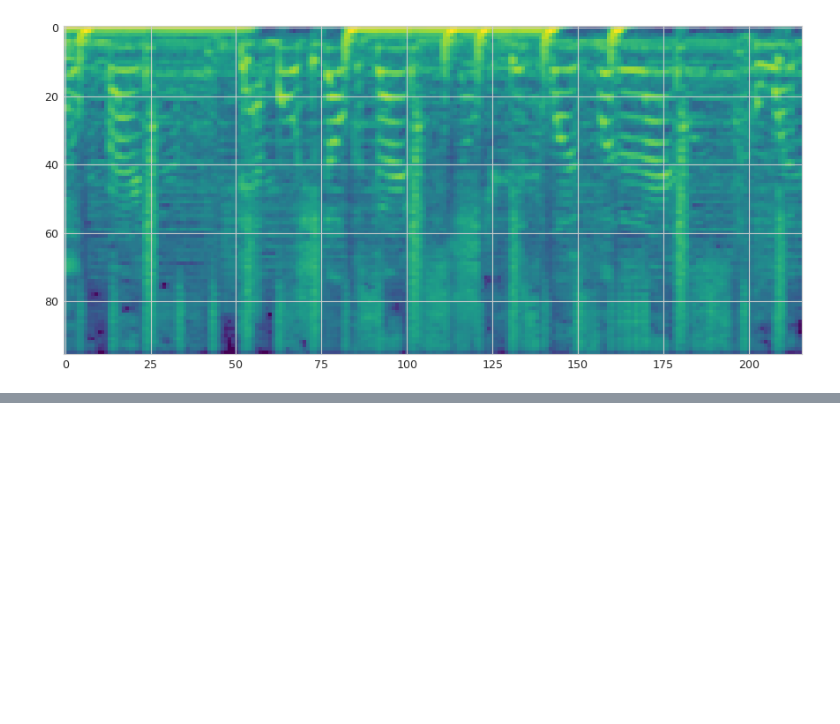
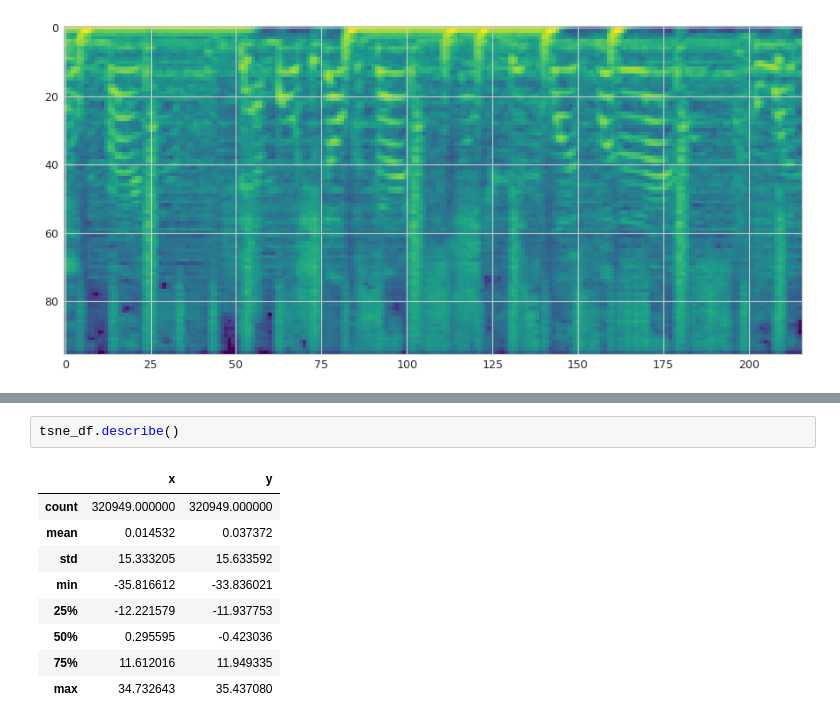
Before and after one commit to teticio/Deej-AI, a Jupyter notebook: notebooks/t-SNE.ipynb, the cells around one changed output, grey strips where cells are left out. Saved outputs shown, nothing was run; the diff lists cells and outputs as text; blank space fills up the shorter version.

```diff
--- a/notebooks/t-SNE.ipynb
+++ b/notebooks/t-SNE.ipynb
@@ -142,0 +220,12 @@ Loading BokehJS ...
+# %%
+tsne_df.describe()
+# %% [output]
+|  | x | y |
+| count | 320949.000000 | 320949.000000 |
+| mean | 0.014532 | 0.037372 |
+| std | 15.333205 | 15.633592 |
+| min | -35.816612 | -33.836021 |
+| 25% | -12.221579 | -11.937753 |
+| 50% | 0.295595 | -0.423036 |
+| 75% | 11.612016 | 11.949335 |
+| max | 34.732643 | 35.437080 |
```
Also changed, not shown: parts of 25 cells of this notebook, 2 other files.
